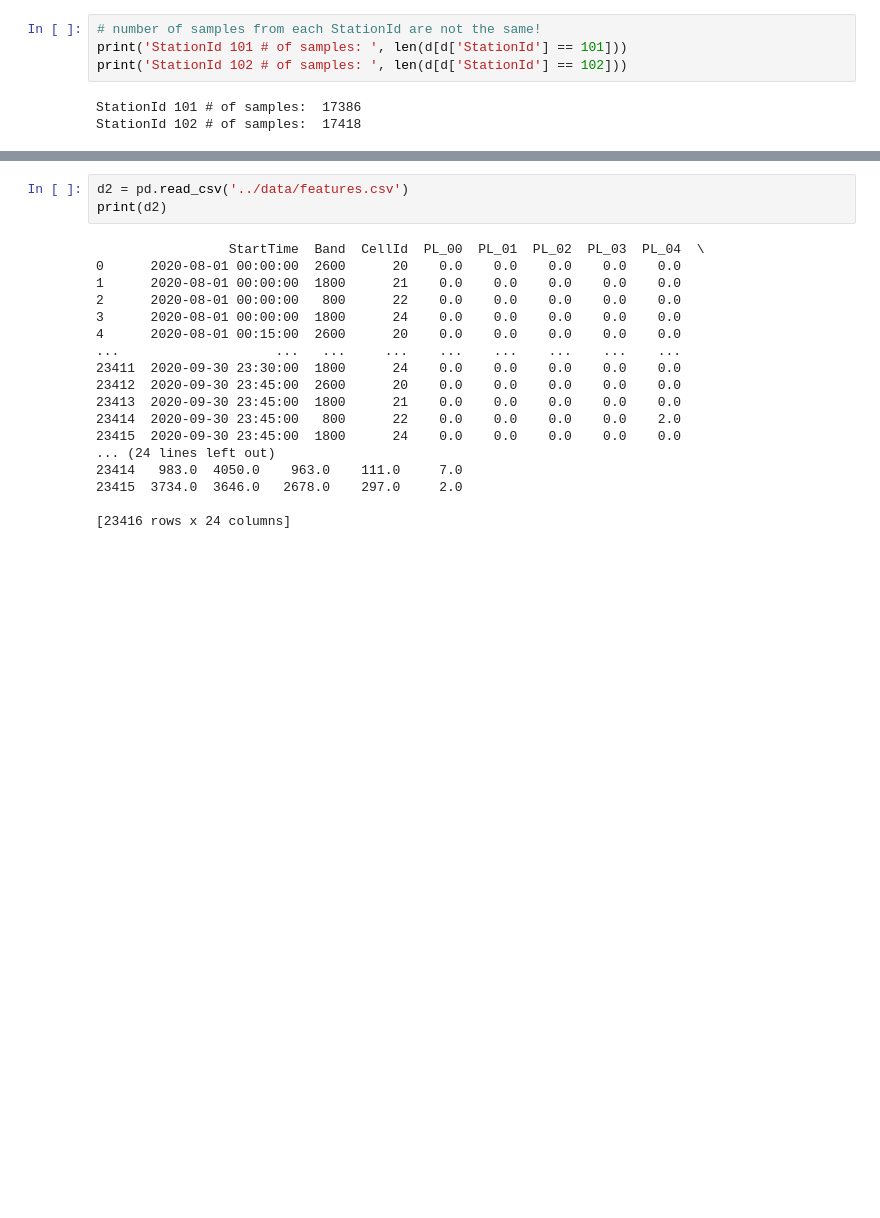
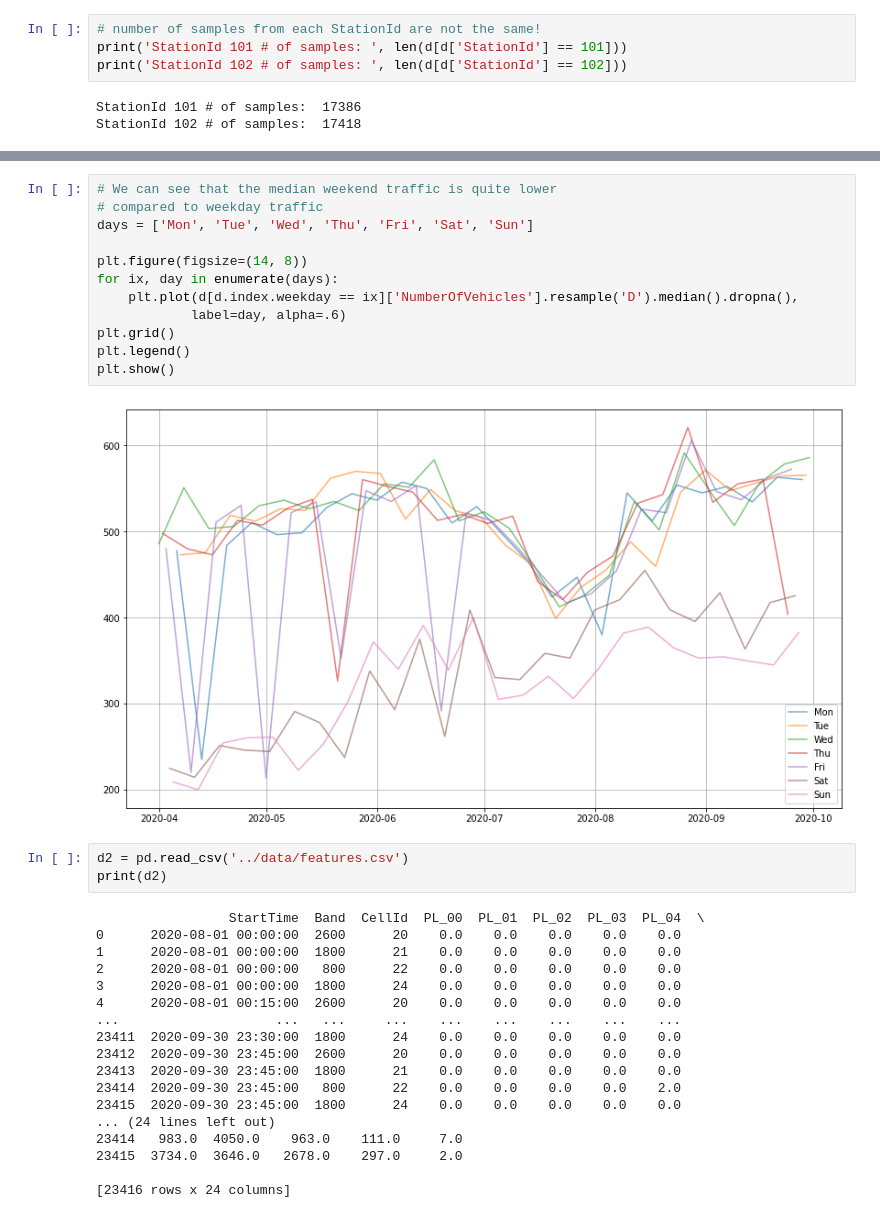
Before and after one commit to acatovic/kth-traffic-counter, a Jupyter notebook: code/TrafficCounter_armin.ipynb, the cells around one changed output, grey strips where cells are left out. Cells and saved outputs as stored; diff of their text form; blank space fills up the shorter version.

```diff
--- a/code/TrafficCounter_armin.ipynb
+++ b/code/TrafficCounter_armin.ipynb
@@ -79,3 +95,17 @@ plt.show()
+# %%
+# We can see that the median weekend traffic is quite lower
+# compared to weekday traffic
+days = ['Mon', 'Tue', 'Wed', 'Thu', 'Fri', 'Sat', 'Sun']
+
+plt.figure(figsize=(14, 8))
+for ix, day in enumerate(days):
+    plt.plot(d[d.index.weekday == ix]['NumberOfVehicles'].resample('D').median().dropna(),
+            label=day, alpha=.6)
+plt.grid()
+plt.legend()
+plt.show()
+# %% [output]
+[figure, added]
 # %%
 d2 = pd.read_csv('../data/features.csv')
 print(d2)
```
Also changed, not shown: parts of 10 cells of this notebook.
